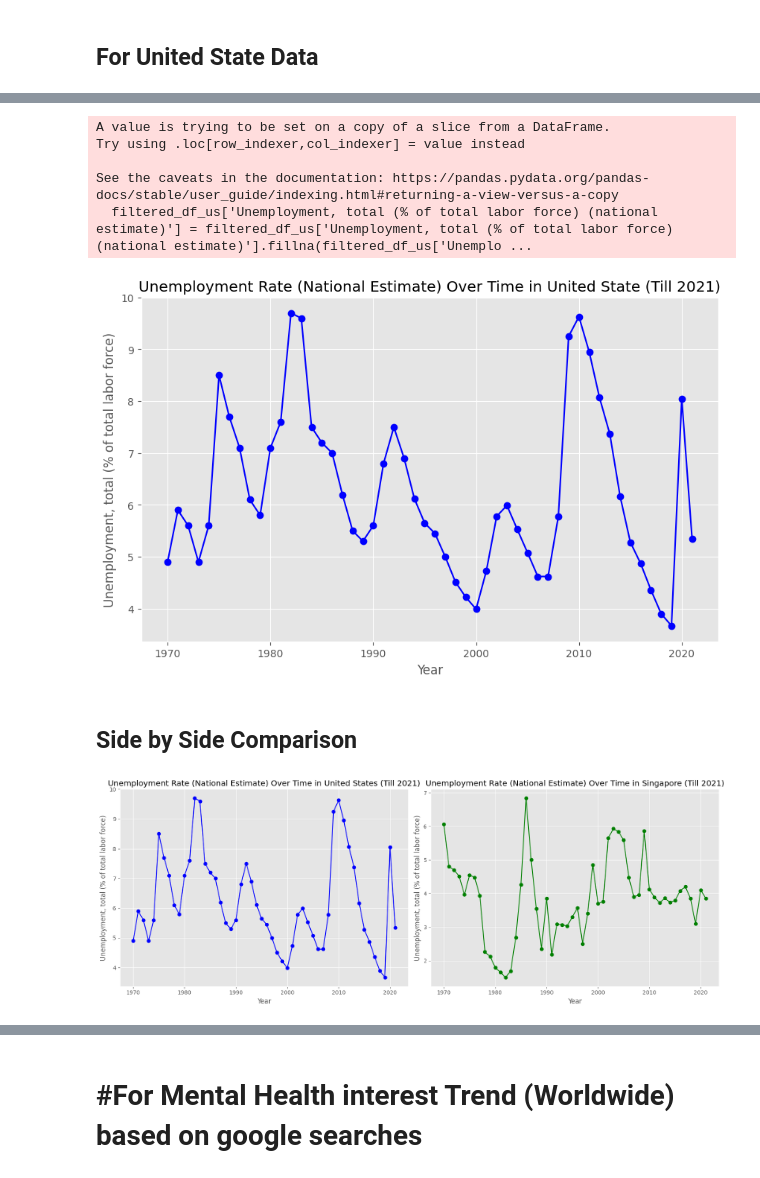
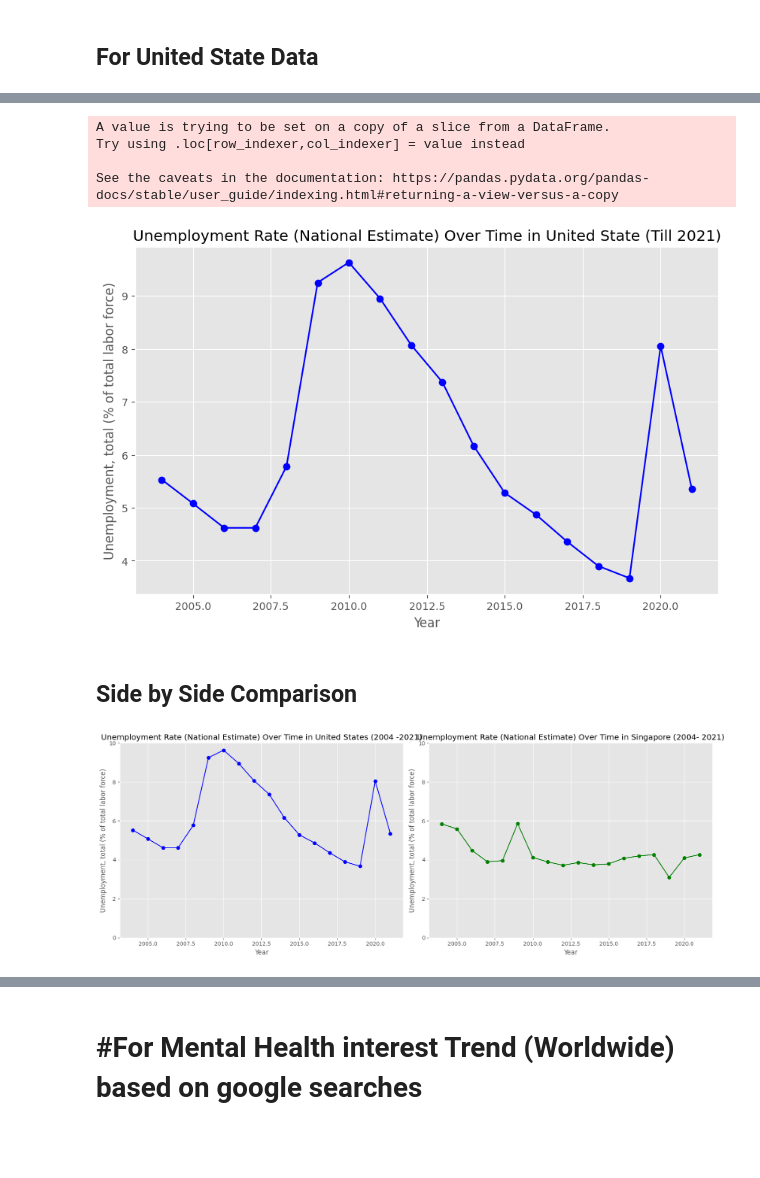
Before and after one commit to fishbrightwise/IS424-G2T4, a Jupyter notebook: notebooks/3.5) EDA_For_Research.ipynb, the cells around one changed output, grey strips where cells are left out. Drawn from its saved outputs; the diff is of its cells as text; code cells hidden in the pictures; blank space fills up the shorter version.

```diff
--- a/notebooks/3.5) EDA_For_Research.ipynb
+++ b/notebooks/3.5) EDA_For_Research.ipynb
@@ -60,7 +60,7 @@ df.describe(include="all")
 # To filter only for Singapore Data
 #Replace 'Singapore' for 'United States' for US Data, change graph accordingly
 
-filtered_df = df[df['country'] == 'Singapore']
+filtered_df = df[(df['country'] == 'Singapore') & (df['year'].between(2004, 2024))]
 filtered_df
 # %% [output]
 |  | country | year | Inflation, consumer prices (annua... | Inflation, GDP deflator (annual %) | Real interest rate (%) | ... |
@@ -133,7 +131,7 @@ plt.show()
 # %% [markdown]
 ## For United State Data
 # %%
-filtered_df_us = df[df['country'] == 'United States']
+filtered_df_us = df[(df['country'] == 'United States') & (df['year'].between(2004, 2024))]
 filtered_df_us
 # %% [output]
 |  | country | year | Inflation, consumer prices (annua... | Inflation, GDP deflator (annual %) | Real interest rate (%) | ... |
@@ -192,7 +189,6 @@ A value is trying to be set on a copy of a slice from a DataFrame.
 Try using .loc[row_indexer,col_indexer] = value instead
 
 See the caveats in the documentation: https://pandas.pydata.org/pandas-docs/stable/user_guide/indexing.html#returning-a-view-versus-a-copy
-  filtered_df_us['Unemployment, total (% of total labor force) (national estimate)'] = filtered_df_us['Unemployment, total (% of total labor force) (national estimate)'].fillna(filtered_df_us['Unemplo ...
 # %%
 plt.figure(figsize=(10,6))
 plt.plot(filtered_df_us['year'], filtered_df_us['Unemployment, total (% of total labor force) (national estimate)'], marker='o', linestyle='-', color='b')
@@ -202,32 +198,36 @@ plt.ylabel('Unemployment, total (% of total labor force)')
 plt.grid(True)
 plt.show()
 # %% [output]
-[figure, old version]
+[figure, new version]
 # %% [markdown]
 ## Side by Side Comparison
 # %%
 # Create a figure with 1 row and 2 columns
 fig, axes = plt.subplots(1, 2, figsize=(16, 6))
 
 # First plot (United States)
 axes[0].plot(filtered_df_us['year'], filtered_df_us['Unemployment, total (% of total labor force) (national estimate)'], marker='o', linestyle='-', color='b')
-axes[0].set_title('Unemployment Rate (National Estimate) Over Time in United States (Till 2021)')
+axes[0].set_title('Unemployment Rate (National Estimate) Over Time in United States (2004 -2021)')
 axes[0].set_xlabel('Year')
 axes[0].set_ylabel('Unemployment, total (% of total labor force)')
 axes[0].grid(True)
 
 # Second plot (Singapore)
 axes[1].plot(filtered_df['year'], filtered_df['Unemployment, total (% of total labor force) (national estimate)'], marker='o', linestyle='-', color='g')
-axes[1].set_title('Unemployment Rate (National Estimate) Over Time in Singapore (Till 2021)')
+axes[1].set_title('Unemployment Rate (National Estimate) Over Time in Singapore (2004- 2021)')
 axes[1].set_xlabel('Year')
 axes[1].set_ylabel('Unemployment, total (% of total labor force)')
 axes[1].grid(True)
 
+# Set the same y-axis limits for both plots
+axes[0].set_ylim(0, 10)
+axes[1].set_ylim(0, 10)
+
 # Adjust layout
 plt.tight_layout()
 plt.show()
 # %% [output]
-[figure, old version]
+[figure, new version]
 # %%
 
 # Create a figure with 1 row and 2 columns
```
Also changed, not shown: parts of 19 cells of this notebook.
